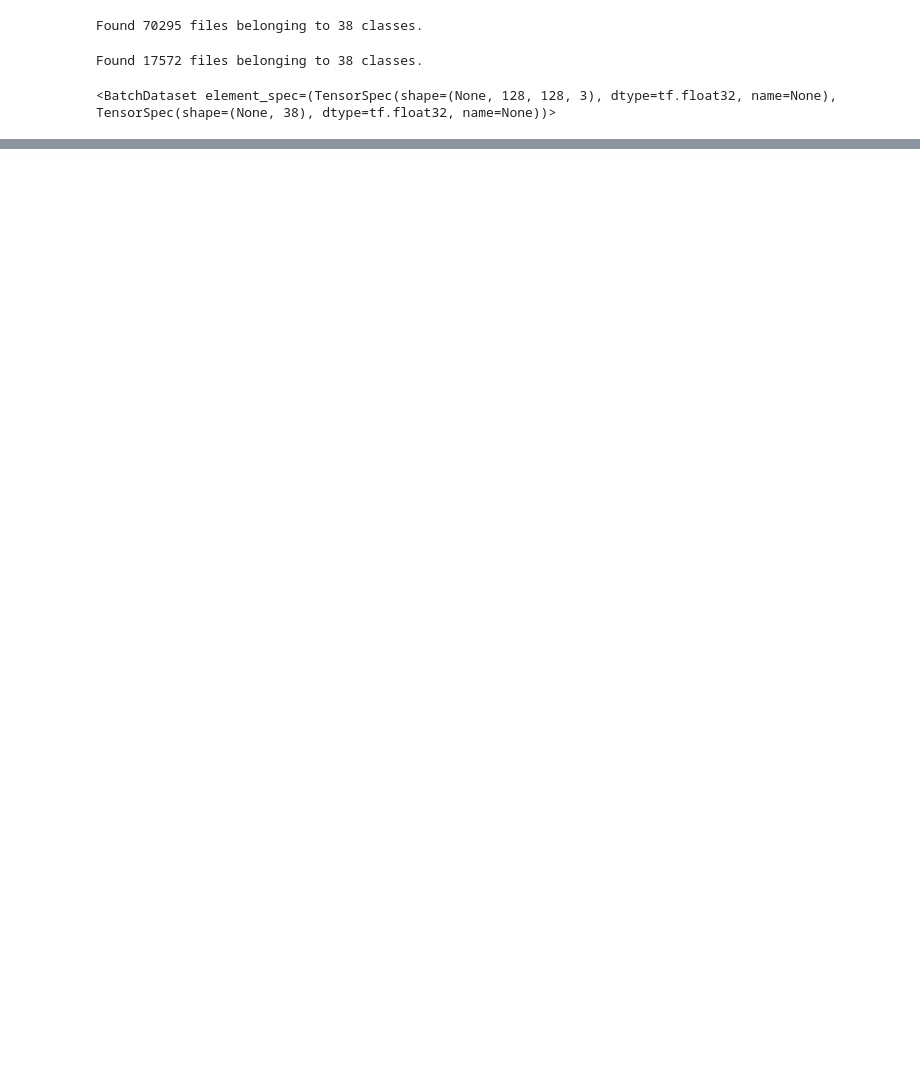
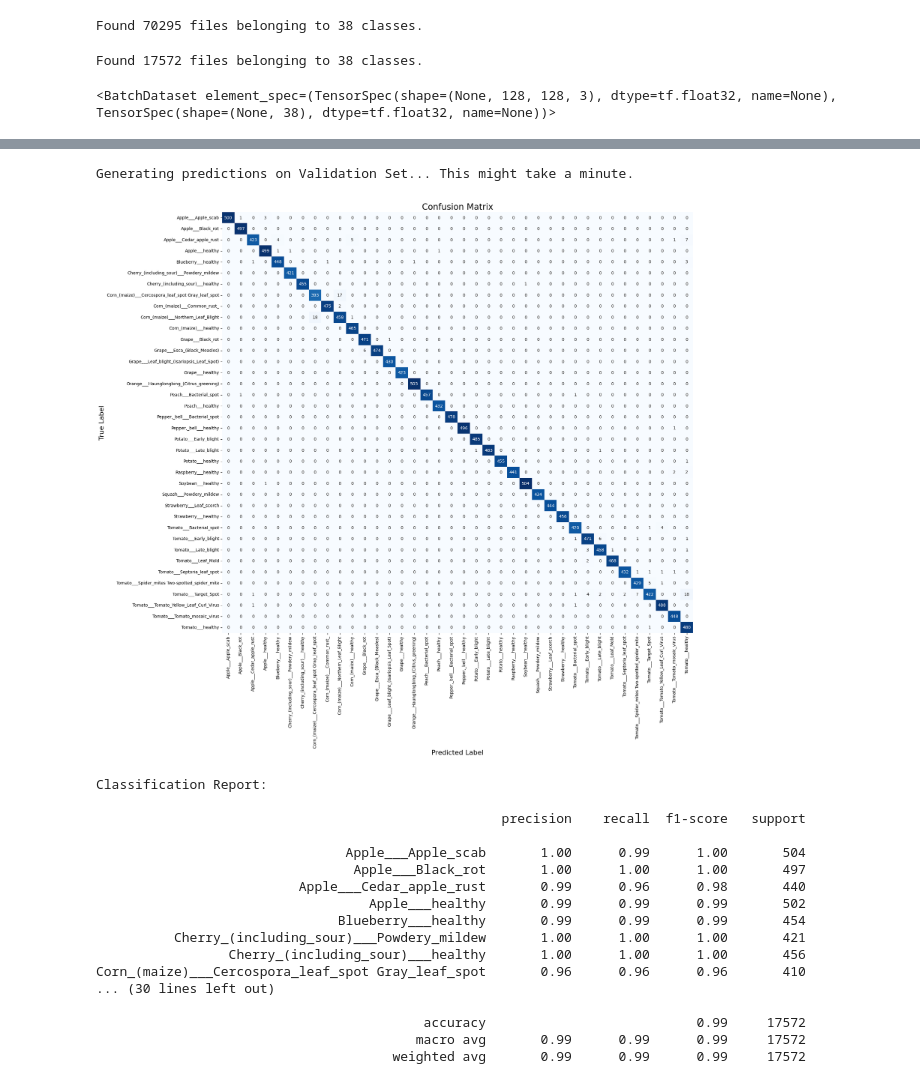
Before and after one commit to satyarthsinghwork-droid/DeepLeaf, a Jupyter notebook: main.ipynb, the cells around one changed output, grey strips where cells are left out. Cells and saved outputs as stored; diff of their text form; code cells hidden in the pictures; blank space fills up the shorter version.

```diff
--- a/main.ipynb
+++ b/main.ipynb
@@ -126,0 +162,53 @@ Epoch 10/10
+# %%
+# extracting the class names from the dataset
+class_names = training_set.class_names
+print("Generating predictions on Validation Set... This might take a minute.")
+y_true = []
+y_pred = []
+
+# Iterating over the validation dataset to get true labels and predictions
+
+for x_batch, y_batch in validation_set:
+    #y_batch is one-hot encoded, but the the actual index
+    y_true.extend(np.argmax(y_batch.numpy(), axis=1))
+
+    # model predictions for everything in this batch
+    preds = model.predict(x_batch, verbose=0)
+    y_pred.extend(np.argmax(preds, axis=1))
+y_true = np.array(y_true)
+y_pred = np.array(y_pred)
+# Ploting Confusion Matrix
+plt.figure(figsize=(20, 18))
+cm = confusion_matrix(y_true, y_pred)
+sns.heatmap(cm, annot=True, cmap="Blues", fmt="d", cbar=False,
+            xticklabels=class_names,
+            yticklabels=class_names)
+plt.title('Confusion Matrix', fontsize=20)
+plt.xlabel('Predicted Label', fontsize=16)
+plt.ylabel('True Label', fontsize=16)
+plt.xticks(rotation=90)
+plt.show()
+
+#Classification Report (Precision, Recall, F1-Score per class)
+print("\nClassification Report:\n")
+print(classification_report(y_true, y_pred, target_names=class_names))
+# %% [output]
+Generating predictions on Validation Set... This might take a minute.
+[figure, added]
+Classification Report:
+
+                                                    precision    recall  f1-score   support
+
+                                Apple___Apple_scab       1.00      0.99      1.00       504
+                                 Apple___Black_rot       1.00      1.00      1.00       497
+                          Apple___Cedar_apple_rust       0.99      0.96      0.98       440
+                                   Apple___healthy       0.99      0.99      0.99       502
+                               Blueberry___healthy       0.99      0.99      0.99       454
+          Cherry_(including_sour)___Powdery_mildew       1.00      1.00      1.00       421
+                 Cherry_(including_sour)___healthy       1.00      1.00      1.00       456
+Corn_(maize)___Cercospora_leaf_spot Gray_leaf_spot       0.96      0.96      0.96       410
+... (30 lines left out)
+
+                                          accuracy                           0.99     17572
+                                         macro avg       0.99      0.99      0.99     17572
+                                      weighted avg       0.99      0.99      0.99     17572
```
Also changed, not shown: parts of 6 cells of this notebook.
